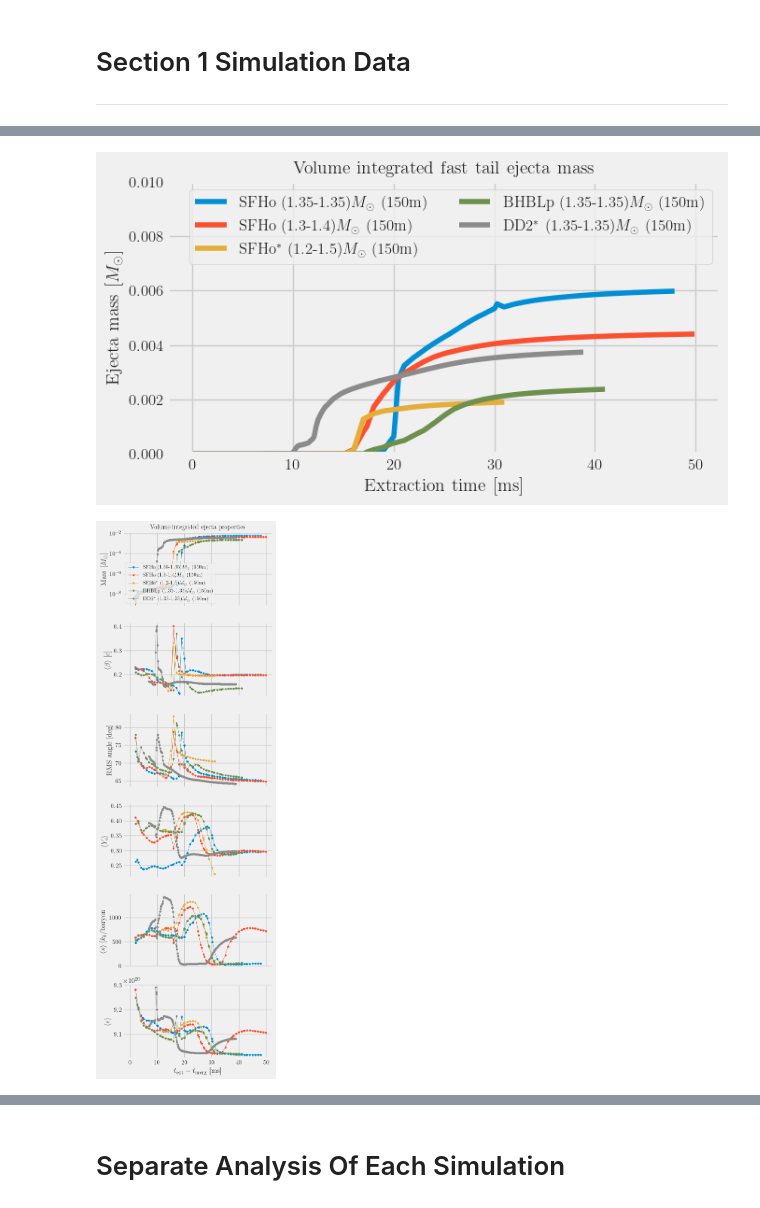
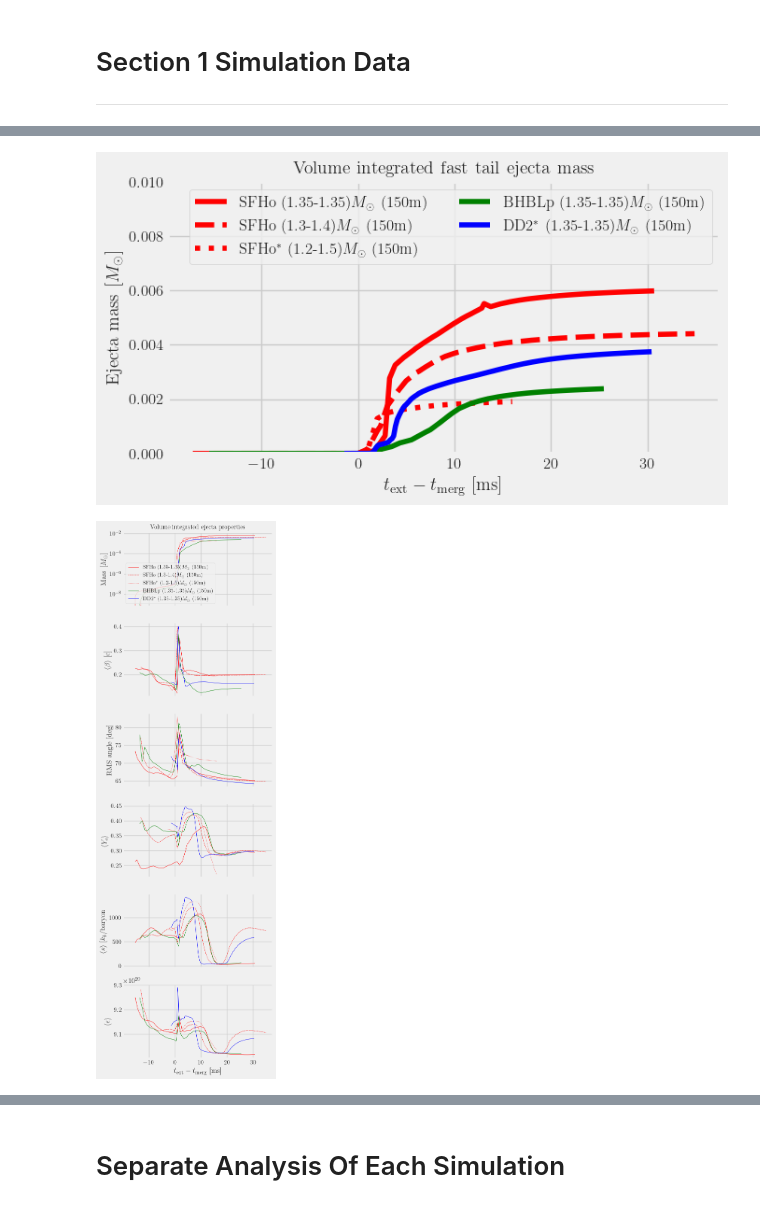
Before and after one commit to vsevolodnedora/PBA_projects, a Jupyter notebook: knafg/knafg_kenta/ejecta_analysis.ipynb, the cells around one changed output, grey strips where cells are left out. Saved outputs shown, nothing was run; the diff lists cells and outputs as text; code cells hidden in the pictures.

```diff
--- a/knafg/knafg_kenta/ejecta_analysis.ipynb
+++ b/knafg/knafg_kenta/ejecta_analysis.ipynb
@@ -113,6 +115,7 @@ def get_vave_theta_rms(sim_dic:dict, crit:str) -> pd.DataFrame:
     ej = PBA.id_kenta.EjectaData(sim_dic["datadir"]+"ej_collated.h5",verbose=True)
 
     for it, text in enumerate(ej.getText()):
+
         ej_mass = ej.get(v_n="mass",text=text)
 
         mask = ej.get_vinf_mask(crit=crit)
@@ -133,7 +136,7 @@ def get_vave_theta_rms(sim_dic:dict, crit:str) -> pd.DataFrame:
 
     tmerg = sim_dic["tmerg"]
     times = ej.getText()
-    vals["time"] = times# - tmerg
+    vals["time"] = times - tmerg
 
     return pd.DataFrame.from_dict(vals)
 # %%
@@ -178,6 +175,7 @@ FAST TAIL PROPERTIES AT EXTRACTION TIME WHEN MASS IS MAX
 # %%
 # Ejecta mass evolution of all simulation
-def plot_all_sim_ejecta_mass(crit=None,yscale="linear",ylim=(0,0.04),title="Volume integrated ejecta mass"):
+def plot_all_sim_ejecta_mass(crit=None,yscale="linear",ylim=(0,0.04),title="Volume integrated ejecta mass",
+                             figname="figname"):
     fig, ax = plt.subplots(ncols=1,nrows=1,figsize=(7,4))
     #ax2 = ax.twinx()
     for idx, sim_dic in enumerate(df.iterrows()):
@@ -187,13 +185,13 @@ def plot_all_sim_ejecta_mass(crit=None,yscale="linear",ylim=(0,0.04),title="Volu
             mass = ej.total_mass()
         else:
             mass = ej.total_mass_vs_text(crit=crit)
-
+        tmerg = sim_dic["tmerg"]
         if sim_dic["given_time"] == "new":
-            ax.plot(ej.getText(), mass, color=color_pal[idx],
-                label=sim_dic["label"],ls="-")
+            ax.plot(ej.getText()-tmerg, mass,
+                    color=sim_dic["color"], ls=sim_dic["ls"], label=sim_dic["label"])
         else:
-            ax.plot(ej.getText(), mass, color=color_pal[idx],
-                label=sim_dic["label"],ls=":")
+            ax.plot(ej.getText()-tmerg, mass, color=sim_dic["color"], ls=sim_dic["ls"],
+                label=sim_dic["label"])
         # data = PBA.id_kenta.Data(fpath_rhomax=sim_dic["datadir"]+sim_dic["rhomax"],
         #                          fpath_mdot=sim_dic["datadir"]+sim_dic["mdot_extract"])
         # ax.plot(ej.getText(), ej.total_mass_fasttail(),color=color_pal[sim_dic["idx"]],
@@ -205,15 +203,14 @@ def plot_all_sim_ejecta_mass(crit=None,yscale="linear",ylim=(0,0.04),title="Volu
     ax.set_yscale(yscale)
     ax.legend(fontsize=12,ncol=2)
     # ax.set_yscale("log")
-    ax.set_xlabel("Extraction time [ms]",fontsize=14)
+    ax.set_xlabel(r"$t_{\rm ext} - t_{\rm merg}$ [ms]",fontsize=14)
     ax.set_ylabel(r"Ejecta mass $[M_{\odot}]$",fontsize=14)
     ax.set_title(title,fontsize=14)
     # ax.grid(which="both",axis="both")
     plt.tight_layout()
-    plt.savefig(figs+"ejecta_mass_evol.png",dpi=256)
+    plt.savefig(figs+figname,dpi=256)
     plt.show()
-def plot_all_sim_ejecta_massave_vel(crit=None,yscale="linear",ylim=(0,0.04),title="Volume integrated ejecta mass",
-                                    figfpath:str="mej_vej_theta.png"):
+def plot_all_sim_ejecta_massave_vel(crit=None,yscale="linear",ylim=(0,0.04),title="Volume integrated ejecta mass", figfpath:str="mej_vej_theta.png"):
     fig, ax = plt.subplots(ncols=1,nrows=6,sharex="all",figsize=(5,15))
     #ax2 = ax.twinx()
     for idx, sim_dic in enumerate(df.iterrows()):
@@ -221,47 +218,47 @@ def plot_all_sim_ejecta_massave_vel(crit=None,yscale="linear",ylim=(0,0.04),titl
 
         df_ave = get_vave_theta_rms(sim_dic=sim_dic, crit=crit)
 
-        ax[0].plot(df_ave["time"], df_ave["mass"], color=color_pal[idx], label=sim_dic["label"],marker='.', lw=.6)
+        ax[0].plot(df_ave["time"], df_ave["mass"], color=sim_dic["color"], label=sim_dic["label"], ls=sim_dic["ls"], lw=.6)
 
         # ---
 
-        ax[1].plot(df_ave["time"], df_ave["vave"], color=color_pal[idx], marker='.', lw=.6)
-        ax[2].plot(df_ave["time"], df_ave["theta_rms"], color=color_pal[idx], marker='.', lw=.6)
-        ax[3].plot(df_ave["time"], df_ave["ye_ave"], color=color_pal[idx], marker='.', lw=.6)
-        ax[4].plot(df_ave["time"], df_ave["entr_ave"], color=color_pal[idx], marker='.', lw=.6)
-        ax[5].plot(df_ave["time"], df_ave["eps_ave"], color=color_pal[idx], marker='.', lw=.6)
+        ax[1].plot(df_ave["time"], df_ave["vave"], color=sim_dic["color"], ls=sim_dic["ls"], lw=.6)
+        ax[2].plot(df_ave["time"], df_ave["theta_rms"], color=sim_dic["color"], ls=sim_dic["ls"],lw=.6)
+        ax[3].plot(df_ave["time"], df_ave["ye_ave"], color=sim_dic["color"], ls=sim_dic["ls"], lw=.6)
+        ax[4].plot(df_ave["time"], df_ave["entr_ave"], color=sim_dic["color"], ls=sim_dic["ls"],lw=.6)
+        ax[5].plot(df_ave["time"], df_ave["eps_ave"], color=sim_dic["color"], ls=sim_dic["ls"], lw=.6)
 
 
 
     for _ax in ax:
         _ax.tick_params(labelsize=12)
         _ax.minorticks_on()
     # ax[0].set_ylim(*ylim)
     ax[0].set_yscale(yscale)
     ax[0].legend(fontsize=10,ncol=1,loc="lower left")
     ax[0].set_yscale("log")
     #ax[5].set_yscale("log")
     # ax[-1].set_xlabel("Extraction time [ms]",fontsize=14)
     ax[-1].set_xlabel(r"$t_{\rm ext} - t_{\rm merg}$ [ms]", fontsize=14)
     ax[0].set_ylabel(r"Mass [$M_{\odot}$]",fontsize=14)
     ax[1].set_ylabel(r"$\langle\beta\rangle$ [c]",fontsize=14)
     ax[2].set_ylabel(r"RMS angle [deg]",fontsize=14)
     ax[3].set_ylabel(r"$\langle Y_e \rangle$",fontsize=14)
     ax[4].set_ylabel(r"$\langle s \rangle$ [$k_b/$baryon",fontsize=14)
     ax[5].set_ylabel(r"$\langle \epsilon \rangle$",fontsize=14)
     ax[0].set_title(title,fontsize=12)
     # ax.grid(which="both",axis="both")
     plt.tight_layout()
     plt.savefig(figs+figfpath,dpi=512)
     plt.savefig(pdfs+figfpath.replace(".png",".pdf"))
     plt.show()
-plot_all_sim_ejecta_mass(crit=None,yscale="linear",ylim=(0., 0.01),
+plot_all_sim_ejecta_mass(crit=None,yscale="linear",ylim=(0., 0.01),figname="ejecta_mass_evol.png",
                          title="Volume integrated fast tail ejecta mass")
 plot_all_sim_ejecta_massave_vel(ylim=(0., 0.01),
                                 title="Volume integrated ejecta properties",
                                 figfpath="mej_vej_theta.png")
 # %% [output]
-[figure, old version]
+[figure, new version]
-[figure, old version]
+[figure, new version]
 # %%
 # Ejecta mass fast tail evolution of all simulations
```
Also changed, not shown: parts of 9 cells of this notebook, 2 other files.
